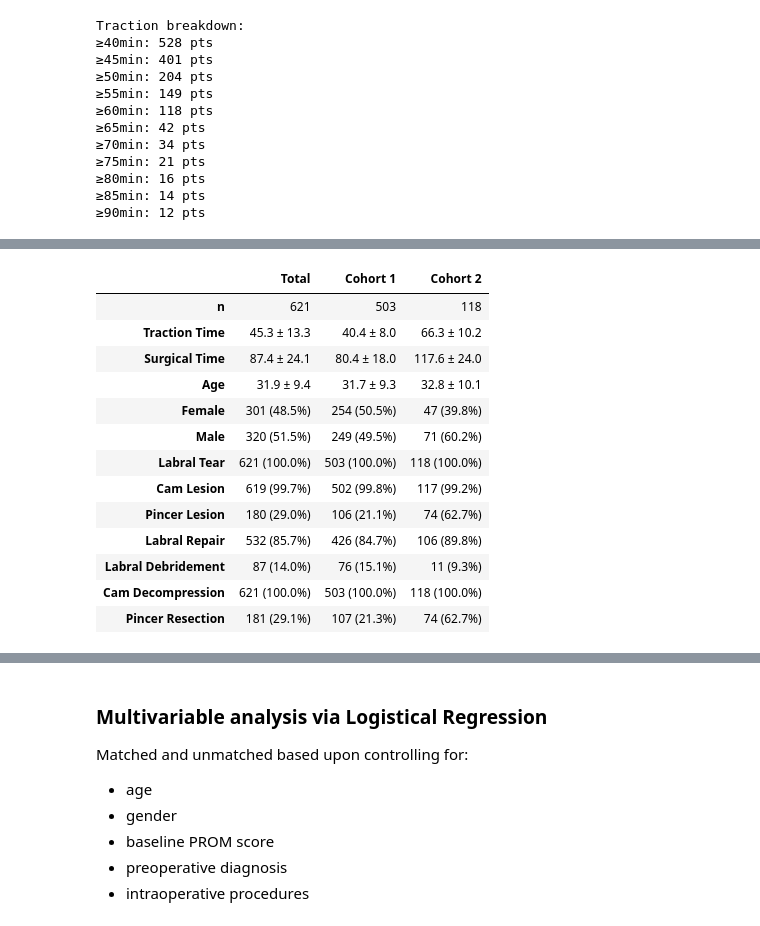
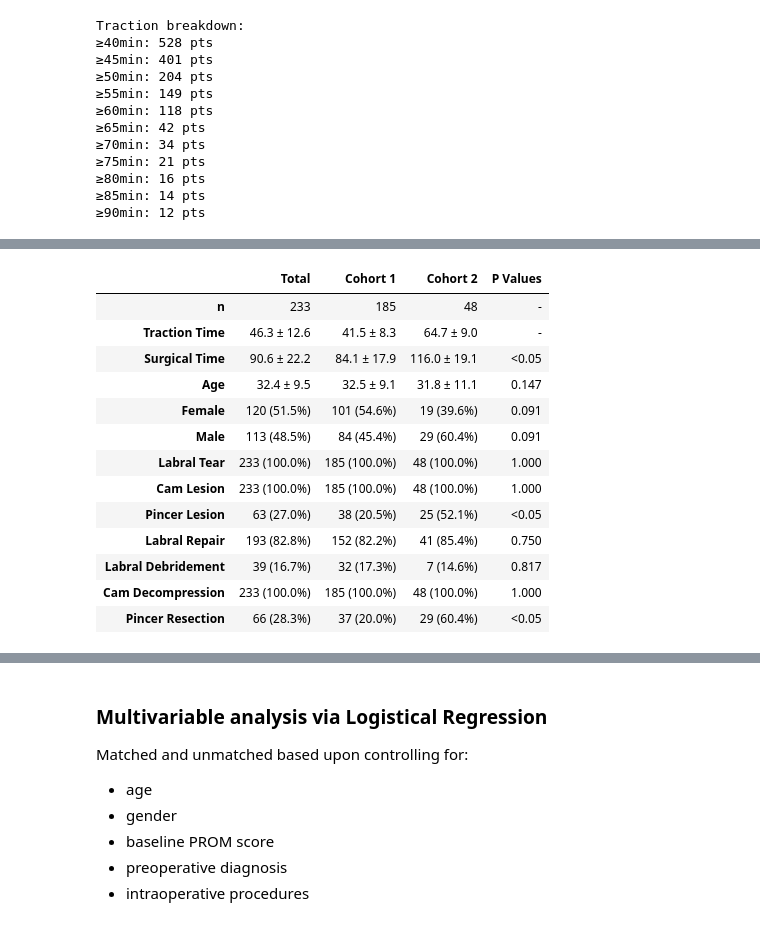
Before and after one commit to Darkbladecr/traction_proms, a Jupyter notebook: notebook.ipynb, the cells around one changed output, grey strips where cells are left out. Saved outputs shown, nothing was run; the diff lists cells and outputs as text; code cells hidden in the pictures.

```diff
--- a/notebook.ipynb
+++ b/notebook.ipynb
@@ -397,13 +394,13 @@ Primary reason for data issues are loss of patients due to follow-up. So we must
 # %%
 df_inc2 = df_inc.copy()
 # %%
-col_postop_1yr_scores = [
+col_postop_6mo_scores = [
   'HHS5to11mScoreLast',
   'HOSADL5to11mScoreLast',
   'HOSSport5to11mScoreLast',
   'QOL5to11mScoreLast',
 ]
-df_inc2 = df_inc2.dropna(subset=col_postop_1yr_scores)
+df_inc2 = df_inc2.dropna(subset=col_postop_6mo_scores)
 df_inc2['age'].count()
 # %% [output]
 892
@@ -484,10 +496,10 @@ df_inc2[
 # %%
-df_inc3 = df_inc2.drop(index=df_inc2[
-  ((df_inc2['HHS11to23mScoreLast'].isna()) |
-  (df_inc2['HOSADL11to23mScoreLast'].isna()) |
-  (df_inc2['HOSSport11to23mScoreLast'].isna()) |
-  (df_inc2['QOL11to23mScoreLast'].isna())) &
-  (df_inc2['GeneralTractionTime'] < 50)
+df_inc4 = df_inc3.drop(index=df_inc3[
+  ((df_inc3['HHS23to35mScoreLast'].isna()) |
+  (df_inc3['HOSADL23to35mScoreLast'].isna()) |
+  (df_inc3['HOSSport23to35mScoreLast'].isna()) |
+  (df_inc3['QOL23to35mScoreLast'].isna())) &
+  (df_inc3['GeneralTractionTime'] < 50)
 ].index)
-df_inc3['age'].count()
+df_inc4['age'].count()
 # %% [output]
@@ -543,7 +555,7 @@ profile = ProfileReport(df_inc3, title="Profile Report", minimal=True)
 profile.to_file("pandas_profile.html")
 # %%
 # final dataframe
-dff = df_inc3.copy()
+dff = df_inc4.copy()
 # %%
 dff.info()
 # %% [output]
@@ -590,48 +602,78 @@ col_table1 = [
   'Pincer Lesion',
   'Labral Repair',
   'Labral Debridement',
   'Cam Decompression',
   'Pincer Resection'
 ]
 
 def cohort_demo(*dfs):
   cohort_series = []
   for df in dfs:
     female_count = df[df['Sex'] == 'F']['Sex'].count()
     demo_series = [
       df['age'].count(),
       "{0:.1f} ± {1:.1f}".format(df['GeneralTractionTime'].mean(), df['GeneralTractionTime'].std()),
       "{0:.1f} ± {1:.1f}".format(df['GeneralSurgeryTime'].mean(), df['GeneralSurgeryTime'].std()),
       "{0:.1f} ± {1:.1f}".format(df['age'].mean(), df['age'].std()),
       "{0} ({1:.1f}%)".format(female_count, female_count/df['age'].count() * 100),
       "{0} ({1:.1f}%)".format(df['age'].count() - female_count, (1-female_count/df['age'].count()) * 100),
       "{0} ({1:.1f}%)".format(df['PreDiagLabTear'].sum(), df['PreDiagLabTear'].mean() * 100),
       "{0} ({1:.1f}%)".format(df['PreDiagCam'].sum(), df['PreDiagCam'].mean() * 100),
       "{0} ({1:.1f}%)".format(df['PreDiagPincer'].sum(), df['PreDiagPincer'].mean() * 100),
       "{0} ({1:.1f}%)".format(df['ProcLTDwRefix'].sum(), df['ProcLTDwRefix'].mean() * 100),
       "{0} ({1:.1f}%)".format(df['ProcLTDwPres'].sum(), df['ProcLTDwPres'].mean() * 100),
       "{0} ({1:.1f}%)".format(df['ProcCamDecom'].sum(), df['ProcCamDecom'].mean() * 100),
       "{0} ({1:.1f}%)".format(df['ProcRimDecom'].sum(), df['ProcRimDecom'].mean() * 100),
     ]
     cohort_series.append(demo_series)
   return pd.DataFrame(cohort_series, index=['Total', 'Cohort 1', 'Cohort 2'], columns=col_table1).T
 
-cohort_demo(dff, df_fast, df_slow)
+fig1 = cohort_demo(dff, df_fast, df_slow)
+
+col_table1_raw = [
+  'GeneralSurgeryTime',
+  'age',
+  'Sex',
+  'Sex',
+  'PreDiagLabTear',
+  'PreDiagCam',
+  'PreDiagPincer',
+  'ProcLTDwRefix',
+  'ProcLTDwPres',
+  'ProcCamDecom',
+  'ProcRimDecom'
+]
+
+cohort_bool = dff['GeneralTractionTime'] < 60
+p_vals = ['-', '-']
+
+for col in col_table1_raw:
+  chisqt = pd.crosstab(cohort_bool, dff[col])
+  value = np.array([chisqt.iloc[0].values, chisqt.iloc[1].values])
+  p = chi2_contingency(value)[1]
+  if p < 0.05:
+    p = "<0.05"
+  else:
+    p = "{:.3f}".format(p)
+  p_vals.append(p)
+
+fig1['P Values'] = p_vals
+fig1
 # %% [output]
-|  | Total | Cohort 1 | Cohort 2 |
-| n | 621 | 503 | 118 |
-| Traction Time | 45.3 ± 13.3 | 40.4 ± 8.0 | 66.3 ± 10.2 |
-| Surgical Time | 87.4 ± 24.1 | 80.4 ± 18.0 | 117.6 ± 24.0 |
-| Age | 31.9 ± 9.4 | 31.7 ± 9.3 | 32.8 ± 10.1 |
-| Female | 301 (48.5%) | 254 (50.5%) | 47 (39.8%) |
-| Male | 320 (51.5%) | 249 (49.5%) | 71 (60.2%) |
-| Labral Tear | 621 (100.0%) | 503 (100.0%) | 118 (100.0%) |
-| Cam Lesion | 619 (99.7%) | 502 (99.8%) | 117 (99.2%) |
-| Pincer Lesion | 180 (29.0%) | 106 (21.1%) | 74 (62.7%) |
-| Labral Repair | 532 (85.7%) | 426 (84.7%) | 106 (89.8%) |
-| Labral Debridement | 87 (14.0%) | 76 (15.1%) | 11 (9.3%) |
-| Cam Decompression | 621 (100.0%) | 503 (100.0%) | 118 (100.0%) |
-| Pincer Resection | 181 (29.1%) | 107 (21.3%) | 74 (62.7%) |
+|  | Total | Cohort 1 | Cohort 2 | P Values |
+| n | 233 | 185 | 48 | - |
+| Traction Time | 46.3 ± 12.6 | 41.5 ± 8.3 | 64.7 ± 9.0 | - |
+| Surgical Time | 90.6 ± 22.2 | 84.1 ± 17.9 | 116.0 ± 19.1 | <0.05 |
+| Age | 32.4 ± 9.5 | 32.5 ± 9.1 | 31.8 ± 11.1 | 0.147 |
+| Female | 120 (51.5%) | 101 (54.6%) | 19 (39.6%) | 0.091 |
+| Male | 113 (48.5%) | 84 (45.4%) | 29 (60.4%) | 0.091 |
+| Labral Tear | 233 (100.0%) | 185 (100.0%) | 48 (100.0%) | 1.000 |
+| Cam Lesion | 233 (100.0%) | 185 (100.0%) | 48 (100.0%) | 1.000 |
+| Pincer Lesion | 63 (27.0%) | 38 (20.5%) | 25 (52.1%) | <0.05 |
+| Labral Repair | 193 (82.8%) | 152 (82.2%) | 41 (85.4%) | 0.750 |
+| Labral Debridement | 39 (16.7%) | 32 (17.3%) | 7 (14.6%) | 0.817 |
+| Cam Decompression | 233 (100.0%) | 185 (100.0%) | 48 (100.0%) | 1.000 |
+| Pincer Resection | 66 (28.3%) | 37 (20.0%) | 29 (60.4%) | <0.05 |
 # %%
 timelines_prom = [
   'Baseline',
```
Also changed, not shown: parts of 25 cells of this notebook, 1 other file.
